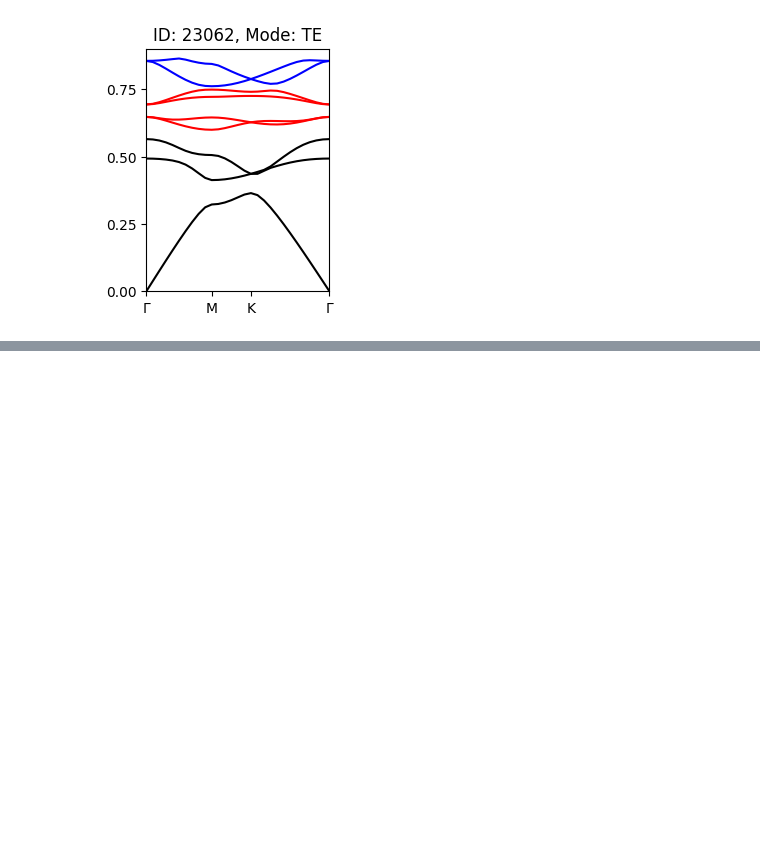
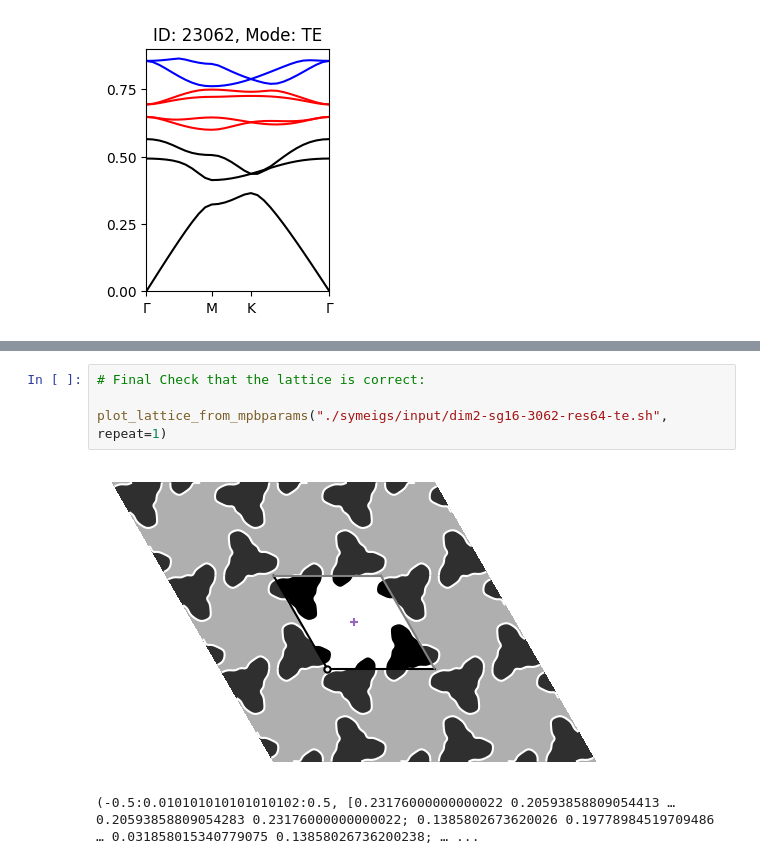
Before and after one commit to AliGhorashiCMT/Topological-Prevalence, a Jupyter notebook: Figure 1.ipynb, the cells around one changed output, grey strips where cells are left out. Saved outputs shown, nothing was run; the diff lists cells and outputs as text; blank space fills up the shorter version.

```diff
--- a/Figure 1.ipynb
+++ b/Figure 1.ipynb
@@ -123,0 +170,7 @@ savefig("Fig1dispersion.pdf")
+# %%
+# Final Check that the lattice is correct:
+
+plot_lattice_from_mpbparams("./symeigs/input/dim2-sg16-3062-res64-te.sh", repeat=1)
+# %% [output]
+[figure, added]
+(-0.5:0.010101010101010102:0.5, [0.23176000000000022 0.20593858809054413 … 0.20593858809054283 0.23176000000000022; 0.1385802673620026 0.19778984519709486 … 0.031858015340779075 0.13858026736200238; … ...
```
Also changed, not shown: parts of 3 cells of this notebook.
